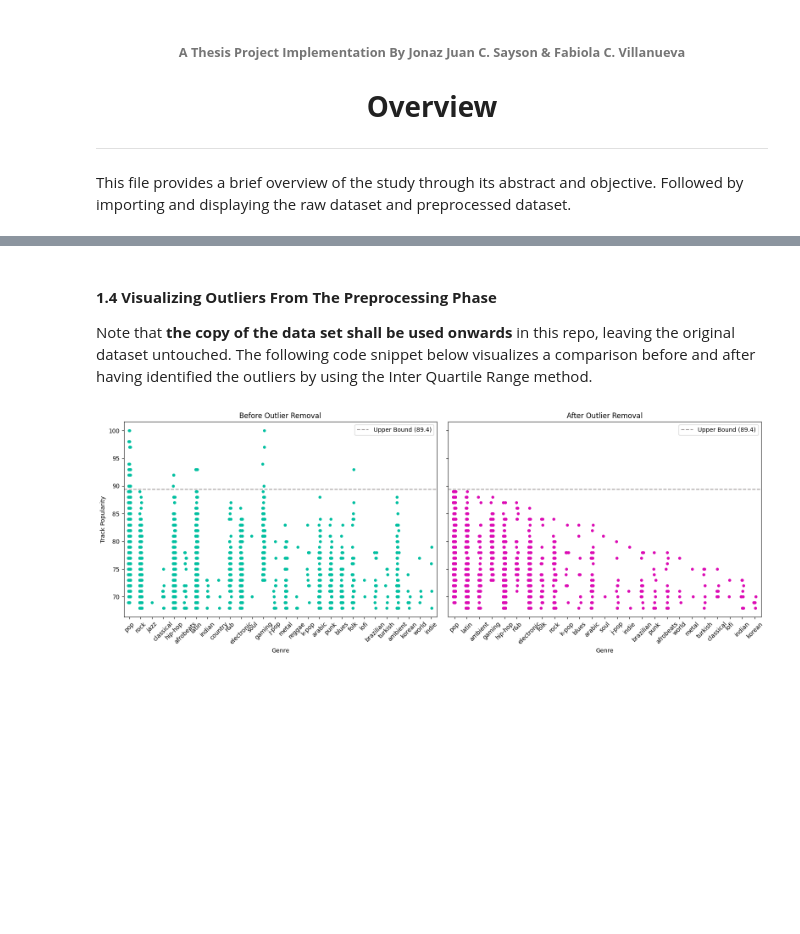
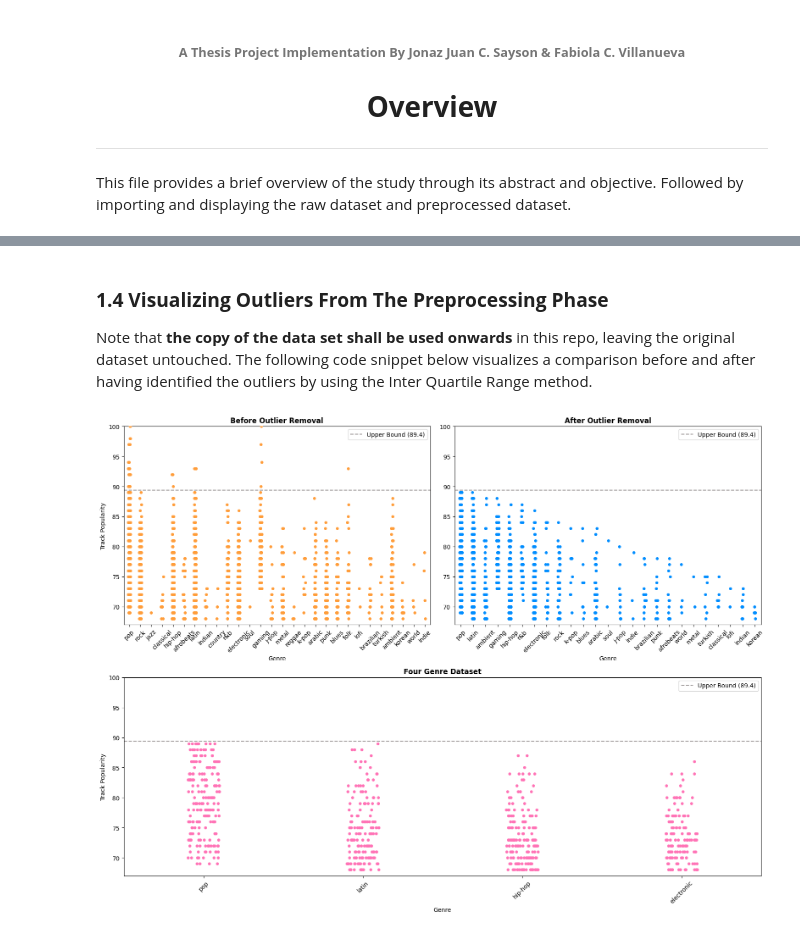
Before and after one commit to Bobberns/Beats-and-Bytes, a Jupyter notebook: 001_Overview.ipynb, the cells around one changed output, grey strips where cells are left out. Saved outputs shown, nothing was run; the diff lists cells and outputs as text; code cells hidden in the pictures; blank space fills up the shorter version.

Commit message:
added genre filter in preprocessing as new exported dataset

```diff
--- a/001_Overview.ipynb
+++ b/001_Overview.ipynb
@@ -80,3 +81,12 @@ Spotify dataset after preprocessing:
 | 1001 | 0.8410 | 147.989 | 0.754 | afrobeats | -4.563 | 0.0903 | 0.838 | Rema | ... |
 | 1002 | 0.6510 | 67.813 | 0.490 | afrobeats | -6.259 | 0.1080 | 0.567 | Ayo Maff, Fireboy DML | ... |
 | 1003 | 0.7050 | 197.980 | 0.374 | afrobeats | -8.370 | 0.1400 | 0.718 | Hyce, BoyPee, Brown Joel | ... |
+# %%
+# Loading the dataset of four genres
+fourGenreDF = pd.read_csv('Dataset/filtered_genres_spotify_data.csv')
+pd.set_option('display.max_columns', None)
+
+print(f"{fourGenreDF.shape[0]} rows x {fourGenreDF.shape[1]} columns")
+print("Spotify dataset of four genres within scope:")
+display(fourGenreDF.head())
+display(fourGenreDF.tail())
@@ -83,32 +108,51 @@ Spotify dataset after preprocessing:
 # %% [markdown]
-#### **1.4 Visualizing Outliers From The Preprocessing Phase**
+### **1.4 Visualizing Outliers From The Preprocessing Phase**
 
 Note that **the copy of the data set shall be used onwards** in this repo, leaving the original dataset untouched. The following code snippet below visualizes a comparison before and after having identified the outliers by using the Inter Quartile Range method.
 # %%
-# Create side-by-side strip plots before and after preprocessing
-fig, (ax1, ax2) = plt.subplots(1, 2, figsize=(16, 6), sharey=True)
+# Create a figure with a 2x2 grid, but the bottom plot spans both columns
+fig = plt.figure(figsize=(16, 12))
+gs = GridSpec(2, 2, height_ratios=[1, 1])
 
-# Strip plot before outlier removal
-sns.stripplot(x='playlist_genre', y='track_popularity', data=origDF, jitter=True, size=5, color='#00bfa0', ax=ax1)
+# Top row: Two side-by-side strip plots
+ax1 = fig.add_subplot(gs[0, 0])
+ax2 = fig.add_subplot(gs[0, 1])
+ax3 = fig.add_subplot(gs[1, :])
+
+# Strip plot before outlier removal (top-left)
+sns.stripplot(x='playlist_genre', y='track_popularity', data=origDF, jitter=True, size=5, color='#ff9d3a', ax=ax1)
 ax1.axhline(y=89.4, color='#9e9999', linestyle='--', label='Upper Bound (89.4)')
-ax1.set_title('Before Outlier Removal')
+ax1.set_title('Before Outlier Removal', fontweight='bold')
 ax1.set_xlabel('Genre')
 ax1.set_ylabel('Track Popularity')
+ax1.set_ylim(origDF['track_popularity'].min() - 1, 100)
 ax1.legend()
 ax1.tick_params(axis='x', rotation=45)
 
-# Strip plot after outlier removal
-sns.stripplot(x='playlist_genre', y='track_popularity', data=processedDF, jitter=True, size=5, color='#dc0ab4', ax=ax2)
+# Strip plot after outlier removal (top-right)
+sns.stripplot(x='playlist_genre', y='track_popularity', data=processedDF, jitter=True, size=5, color='#008dff', ax=ax2)
 ax2.axhline(y=89.4, color='#9e9999', linestyle='--', label='Upper Bound (89.4)')
-ax2.set_title('After Outlier Removal')
+ax2.set_title('After Outlier Removal', fontweight='bold')
 ax2.set_xlabel('Genre')
 ax2.set_ylabel('')
+ax2.set_ylim(processedDF['track_popularity'].min() - 1, 100)
 ax2.legend()
 ax2.tick_params(axis='x', rotation=45)
 
+# New strip plot for fourGenreDF (bottom, centered)
+sns.stripplot(x='playlist_genre', y='track_popularity', data=fourGenreDF, jitter=True, size=5, color='#ff73b6', ax=ax3)
+ax3.axhline(y=89.4, color='#9e9999', linestyle='--', label='Upper Bound (89.4)')
+ax3.set_title('Four Genre Dataset', fontweight='bold')
+ax3.set_xlabel('Genre')
+ax3.set_ylabel('Track Popularity')
+ax3.set_ylim(fourGenreDF['track_popularity'].min() - 1, 100)
+ax3.legend()
+ax3.tick_params(axis='x', rotation=45)
+
+# Adjust layout to ensure proper spacing
 plt.tight_layout()
 plt.savefig('Diagrams/scatter_plot_genre_popularity.png', dpi=1000, bbox_inches='tight')
 plt.show()
 # %% [output]
-[figure, old version]
+[figure, new version]
 # %%
```
Also changed, not shown: parts of 5 cells of this notebook, 7 other files.
